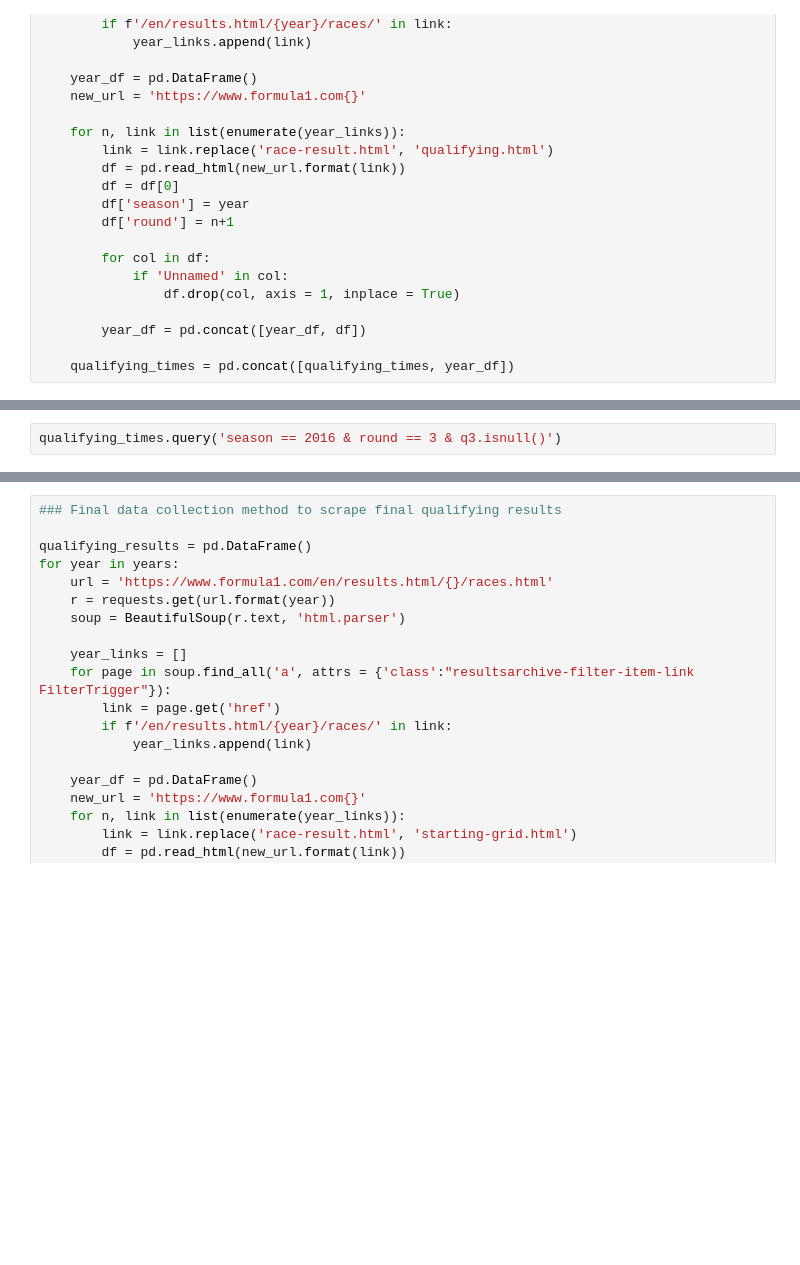
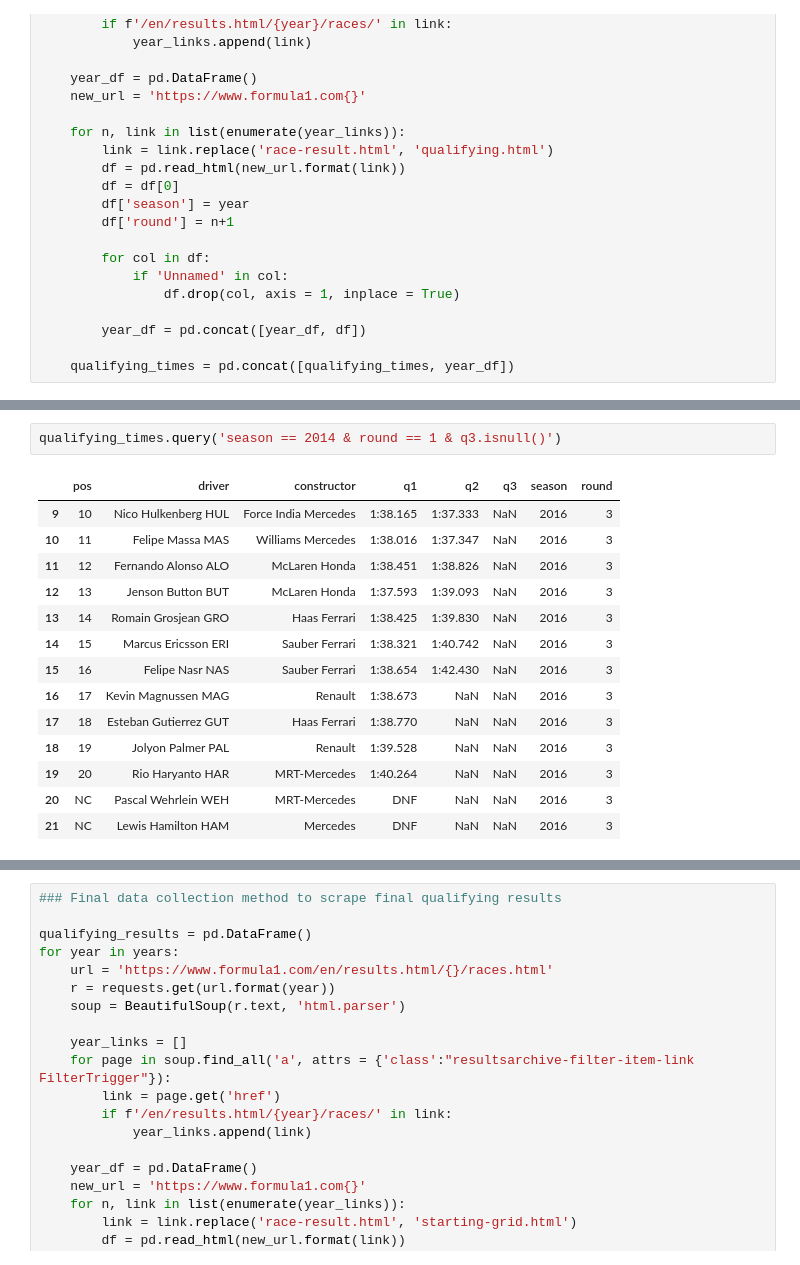
Before and after one commit to ollyjc99/f1-analytics, a Jupyter notebook: data collection/qualifying.ipynb, the cells around one changed output, grey strips where cells are left out. Saved outputs shown, nothing was run; the diff lists cells and outputs as text; blank space fills up the shorter version.

```diff
--- a/data collection/qualifying.ipynb
+++ b/data collection/qualifying.ipynb
@@ -61,5 +69,20 @@ qualifying_times.head()
 # %%
-qualifying_times.query('season == 2016 & round == 3 & q3.isnull()')
+qualifying_times.query('season == 2014 & round == 1 & q3.isnull()')
+# %% [output]
+|  | pos | driver | constructor | q1 | q2 | q3 | season | round |
+| 9 | 10 | Nico Hulkenberg HUL | Force India Mercedes | 1:38.165 | 1:37.333 | NaN | 2016 | 3 |
+| 10 | 11 | Felipe Massa MAS | Williams Mercedes | 1:38.016 | 1:37.347 | NaN | 2016 | 3 |
+| 11 | 12 | Fernando Alonso ALO | McLaren Honda | 1:38.451 | 1:38.826 | NaN | 2016 | 3 |
+| 12 | 13 | Jenson Button BUT | McLaren Honda | 1:37.593 | 1:39.093 | NaN | 2016 | 3 |
+| 13 | 14 | Romain Grosjean GRO | Haas Ferrari | 1:38.425 | 1:39.830 | NaN | 2016 | 3 |
+| 14 | 15 | Marcus Ericsson ERI | Sauber Ferrari | 1:38.321 | 1:40.742 | NaN | 2016 | 3 |
+| 15 | 16 | Felipe Nasr NAS | Sauber Ferrari | 1:38.654 | 1:42.430 | NaN | 2016 | 3 |
+| 16 | 17 | Kevin Magnussen MAG | Renault | 1:38.673 | NaN | NaN | 2016 | 3 |
+| 17 | 18 | Esteban Gutierrez GUT | Haas Ferrari | 1:38.770 | NaN | NaN | 2016 | 3 |
+| 18 | 19 | Jolyon Palmer PAL | Renault | 1:39.528 | NaN | NaN | 2016 | 3 |
+| 19 | 20 | Rio Haryanto HAR | MRT-Mercedes | 1:40.264 | NaN | NaN | 2016 | 3 |
+| 20 | NC | Pascal Wehrlein WEH | MRT-Mercedes | DNF | NaN | NaN | 2016 | 3 |
+| 21 | NC | Lewis Hamilton HAM | Mercedes | DNF | NaN | NaN | 2016 | 3 |
 # %%
 qualifying_times[['q1','q2','q3']] = qualifying_times[['q1','q2','q3']].applymap(lambda x: format_qualifying(str(x)))
 
```
Also changed, not shown: parts of 9 cells of this notebook.
